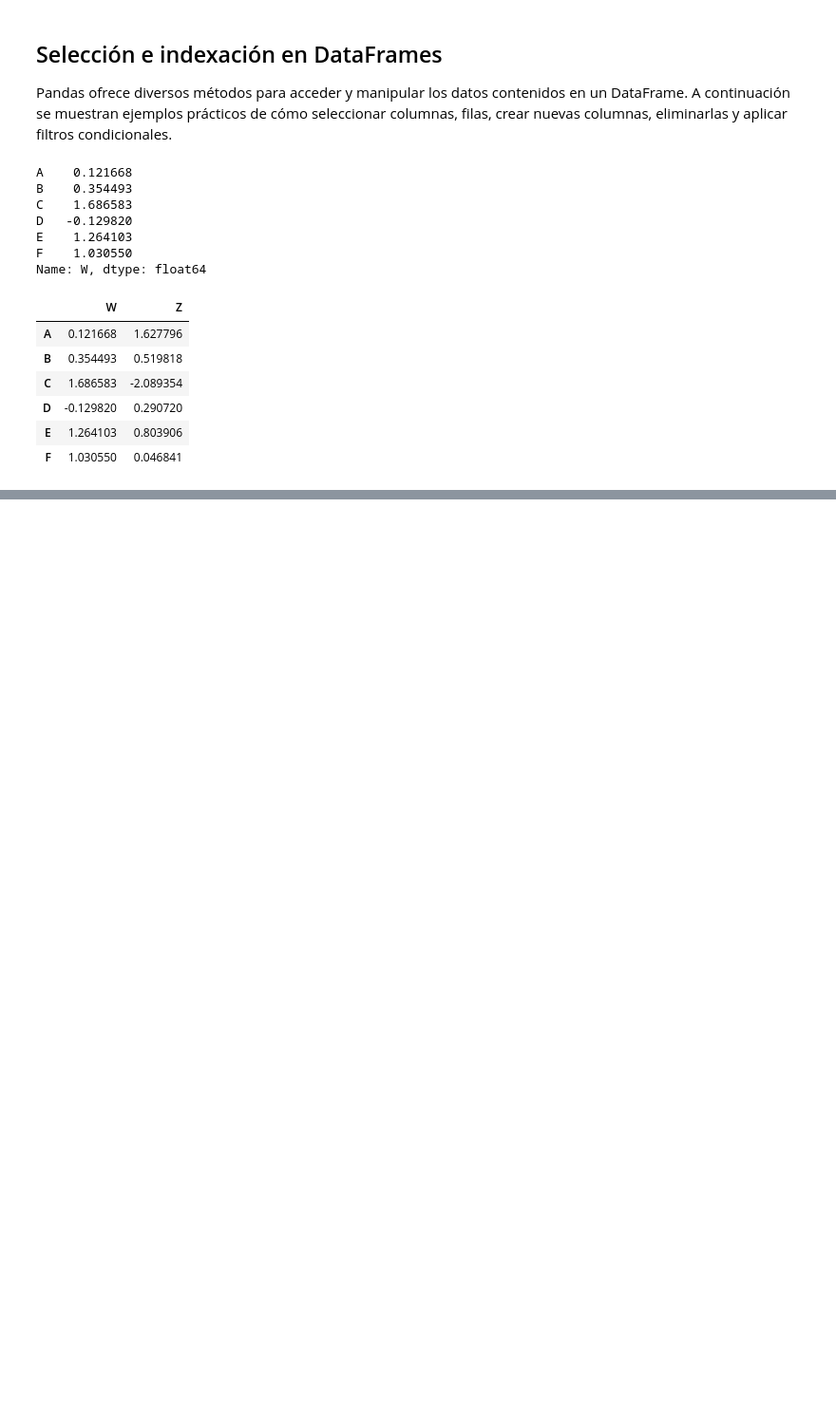
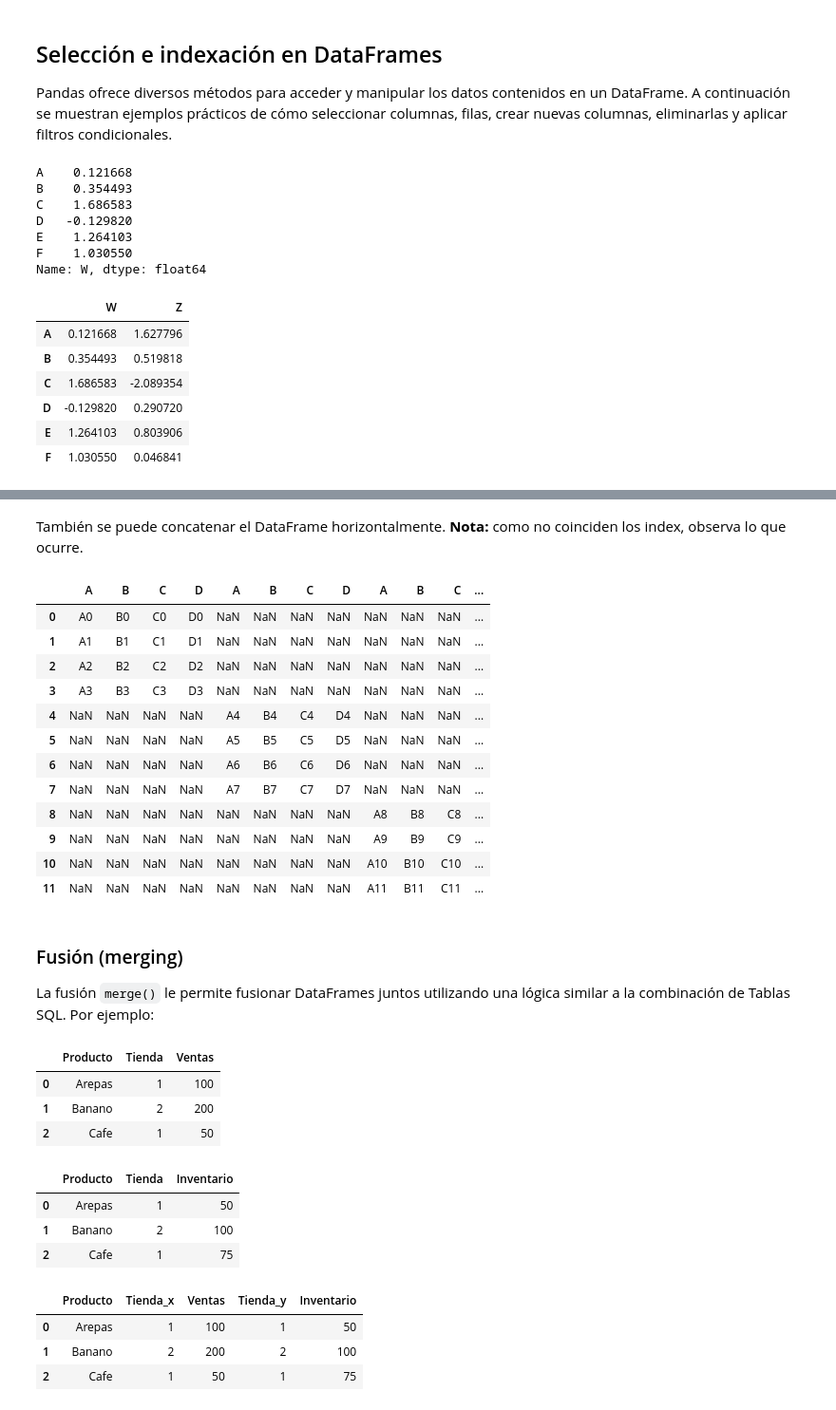
Before and after one commit to dpalacioj/DataAI-Fundamentos-Aplicaciones, a Jupyter notebook: Analitica/ciencia_datos_con_python/notebooks-teoria/03_pandas.ipynb, the cells around one changed output, grey strips where cells are left out. Shown: that part at 95% size. Saved outputs shown, nothing was run; the diff lists cells and outputs as text; code cells hidden in the pictures; blank space fills up the shorter version.

```diff
--- a/Analitica/ciencia_datos_con_python/notebooks-teoria/03_pandas.ipynb
+++ b/Analitica/ciencia_datos_con_python/notebooks-teoria/03_pandas.ipynb
@@ -345,0 +893,28 @@ df[["W", "Z"]]
+# %%
+df1 = pd.DataFrame(
+    {
+        "A": ["A0", "A1", "A2", "A3"],
+        "B": ["B0", "B1", "B2", "B3"],
+        "C": ["C0", "C1", "C2", "C3"],
+        "D": ["D0", "D1", "D2", "D3"],
+    },
+    index=[0, 1, 2, 3],
+)
+df2 = pd.DataFrame(
+    {
+        "A": ["A4", "A5", "A6", "A7"],
+        "B": ["B4", "B5", "B6", "B7"],
+        "C": ["C4", "C5", "C6", "C7"],
+        "D": ["D4", "D5", "D6", "D7"],
+    },
+    index=[4, 5, 6, 7],
+)
+df3 = pd.DataFrame(
+    {
+        "A": ["A8", "A9", "A10", "A11"],
+        "B": ["B8", "B9", "B10", "B11"],
+        "C": ["C8", "C9", "C10", "C11"],
+        "D": ["D8", "D9", "D10", "D11"],
+    },
+    index=[8, 9, 10, 11],
+)
@@ -345,0 +945,23 @@ df[["W", "Z"]]
+# %% [markdown]
+También se puede concatenar el DataFrame horizontalmente.
+**Nota:** como no coinciden los index, observa lo que ocurre.
+# %%
+pd.concat([df1, df2, df3], axis="columns")
+# %% [output]
+|  | A | B | C | D | A | B | C | D | A | B | C | ... |
+| 0 | A0 | B0 | C0 | D0 | NaN | NaN | NaN | NaN | NaN | NaN | NaN | ... |
+| 1 | A1 | B1 | C1 | D1 | NaN | NaN | NaN | NaN | NaN | NaN | NaN | ... |
+| 2 | A2 | B2 | C2 | D2 | NaN | NaN | NaN | NaN | NaN | NaN | NaN | ... |
+| 3 | A3 | B3 | C3 | D3 | NaN | NaN | NaN | NaN | NaN | NaN | NaN | ... |
+| 4 | NaN | NaN | NaN | NaN | A4 | B4 | C4 | D4 | NaN | NaN | NaN | ... |
+| 5 | NaN | NaN | NaN | NaN | A5 | B5 | C5 | D5 | NaN | NaN | NaN | ... |
+| 6 | NaN | NaN | NaN | NaN | A6 | B6 | C6 | D6 | NaN | NaN | NaN | ... |
+| 7 | NaN | NaN | NaN | NaN | A7 | B7 | C7 | D7 | NaN | NaN | NaN | ... |
+| 8 | NaN | NaN | NaN | NaN | NaN | NaN | NaN | NaN | A8 | B8 | C8 | ... |
+| 9 | NaN | NaN | NaN | NaN | NaN | NaN | NaN | NaN | A9 | B9 | C9 | ... |
+| 10 | NaN | NaN | NaN | NaN | NaN | NaN | NaN | NaN | A10 | B10 | C10 | ... |
+| 11 | NaN | NaN | NaN | NaN | NaN | NaN | NaN | NaN | A11 | B11 | C11 | ... |
+# %% [markdown]
+### Fusión (merging)
+
+La fusión `merge()` le permite fusionar DataFrames juntos utilizando una lógica similar a la combinación de Tablas SQL. Por ejemplo:
@@ -345,0 +985,24 @@ df[["W", "Z"]]
+# %%
+left
+# %% [output]
+|  | Producto | Tienda | Ventas |
+| 0 | Arepas | 1 | 100 |
+| 1 | Banano | 2 | 200 |
+| 2 | Cafe | 1 | 50 |
+# %%
+right
+# %% [output]
+|  | Producto | Tienda | Inventario |
+| 0 | Arepas | 1 | 50 |
+| 1 | Banano | 2 | 100 |
+| 2 | Cafe | 1 | 75 |
+# %%
+# how="inner" utiliza la intersección de las claves de ambos marcos,
+# similar a una combinación interna de SQL.
+
+pd.merge(left, right, how="inner", on="Producto")
+# %% [output]
+|  | Producto | Tienda_x | Ventas | Tienda_y | Inventario |
+| 0 | Arepas | 1 | 100 | 1 | 50 |
+| 1 | Banano | 2 | 200 | 2 | 100 |
+| 2 | Cafe | 1 | 50 | 1 | 75 |
```
Also changed, not shown: parts of 182 cells of this notebook, 1 other file.
